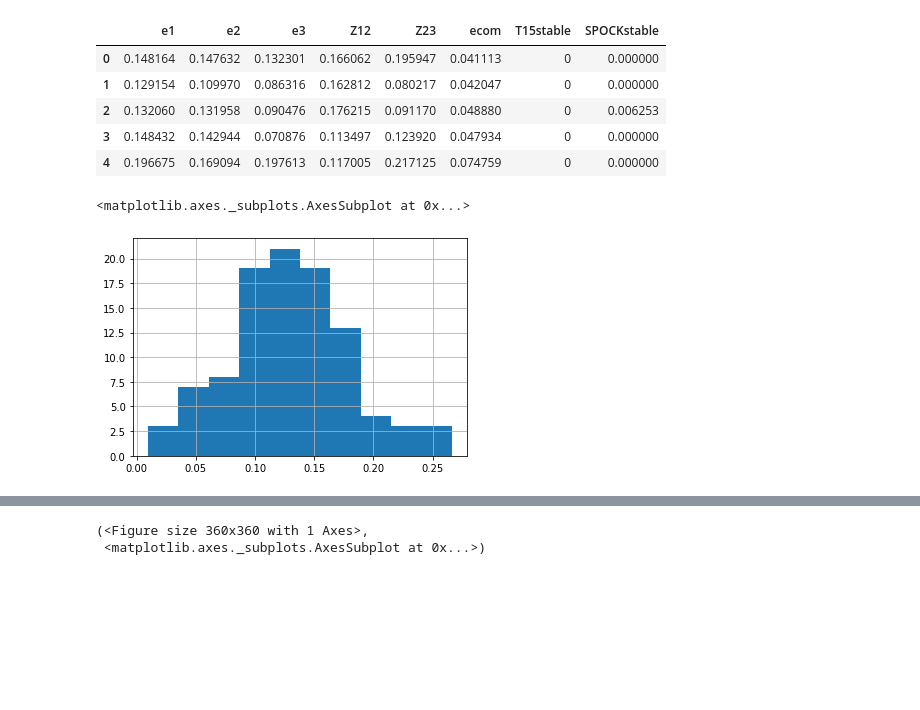
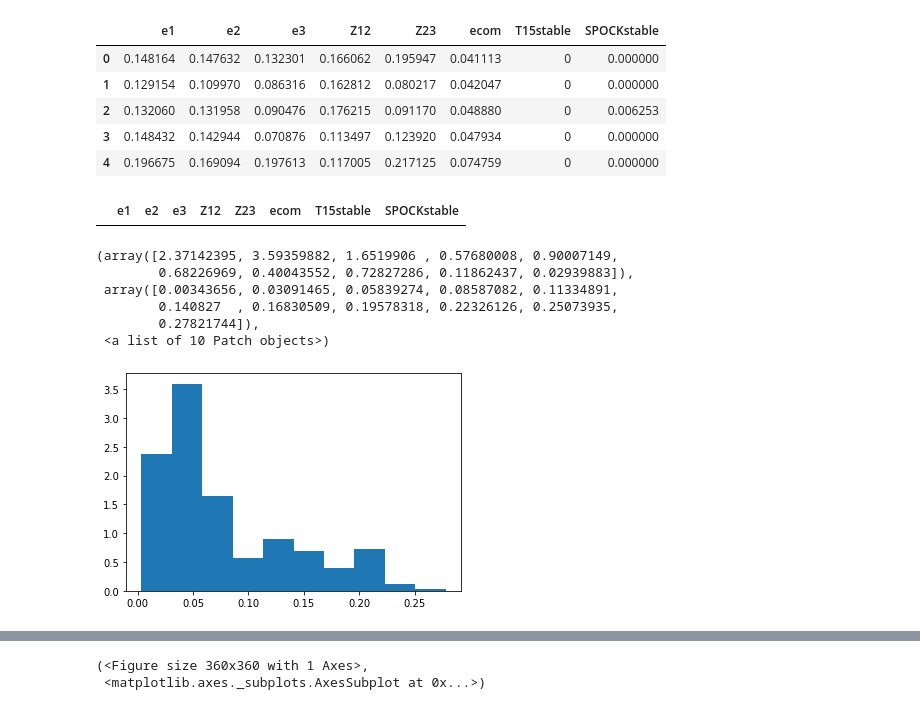
Before and after one commit to dtamayo/exomasses, a Jupyter notebook: ergodiccomparison.ipynb, the cells around one changed output, grey strips where cells are left out. Drawn from its saved outputs; the diff is of its cells as text; code cells hidden in the pictures; blank space fills up the shorter version.

```diff
--- a/ergodiccomparison.ipynb
+++ b/ergodiccomparison.ipynb
@@ -96,8 +99,18 @@ df.head()
 | 2 | 0.132060 | 0.131958 | 0.090476 | 0.176215 | 0.091170 | 0.048880 | 0 | 0.006253 |
 | 3 | 0.148432 | 0.142944 | 0.070876 | 0.113497 | 0.123920 | 0.047934 | 0 | 0.000000 |
 | 4 | 0.196675 | 0.169094 | 0.197613 | 0.117005 | 0.217125 | 0.074759 | 0 | 0.000000 |
-# %%
-df['Z12'].hist()
-# %% [output]
-<matplotlib.axes._subplots.AxesSubplot at 0x...>
-[figure, removed]
+# %%
+df[df['T15stable'] > 0]
+# %% [output]
+|  | e1 | e2 | e3 | Z12 | Z23 | ecom | T15stable | SPOCKstable |
+# %%
+fig, ax = plt.subplots()
+ax.hist(df['Z12'], weights=df['SPOCKstable'])
+# %% [output]
+(array([2.37142395, 3.59359882, 1.6519906 , 0.57680008, 0.90007149,
+        0.68226969, 0.40043552, 0.72827286, 0.11862437, 0.02939883]),
+ array([0.00343656, 0.03091465, 0.05839274, 0.08587082, 0.11334891,
+        0.140827  , 0.16830509, 0.19578318, 0.22326126, 0.25073935,
+        0.27821744]),
+ <a list of 10 Patch objects>)
+[figure, added]
```
Also changed, not shown: parts of 3 cells of this notebook, 1 other file.
